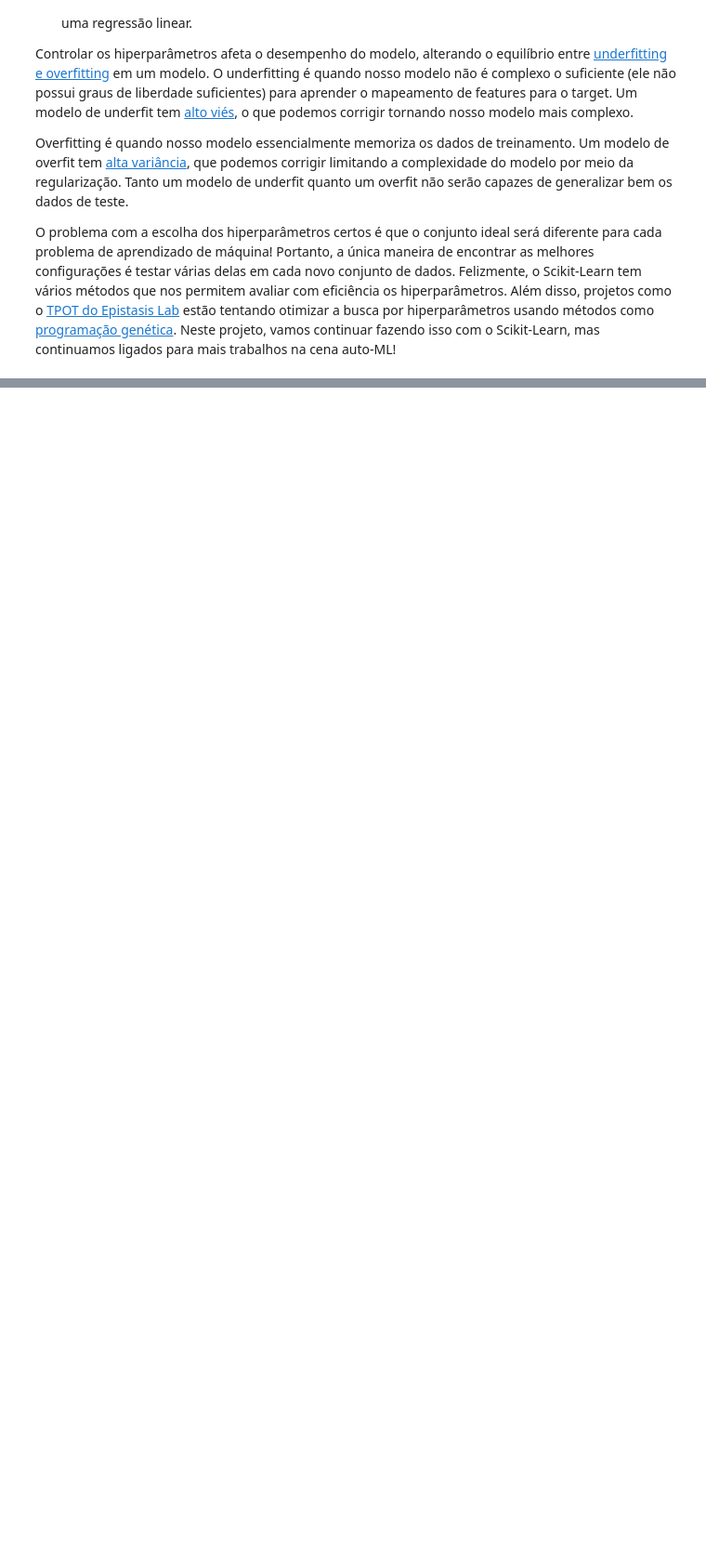
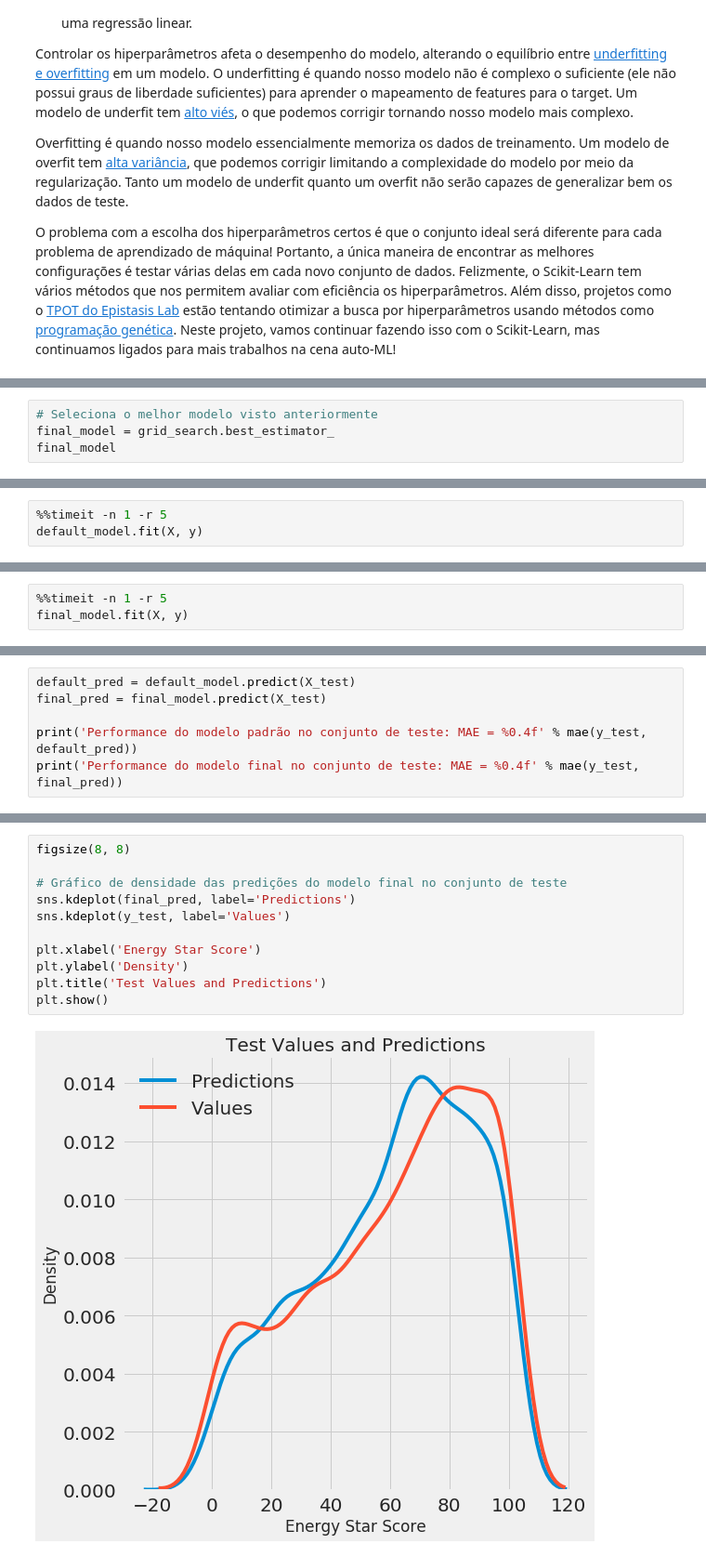
Before and after one commit to willsilvano/datascience, a Jupyter notebook: Towards DataScience/Energy New York - Part Two.ipynb, the cells around one changed output, grey strips where cells are left out. Shown: that part at 93% size. Cells and saved outputs as stored; diff of their text form; blank space fills up the shorter version.

Commit message:
Finalizando o segundo notebook e iniciando o terceiro

```diff
--- a/Towards DataScience/Energy New York - Part Two.ipynb
+++ b/Towards DataScience/Energy New York - Part Two.ipynb
@@ -316,0 +507,4 @@ Claro, nós não fazemos isso manualmente, mas deixamos que o `RandomizedSearchC
+# %%
+# Seleciona o melhor modelo visto anteriormente
+final_model = grid_search.best_estimator_
+final_model
@@ -316,0 +519,3 @@ Claro, nós não fazemos isso manualmente, mas deixamos que o `RandomizedSearchC
+# %%
+%%timeit -n 1 -r 5
+default_model.fit(X, y)
@@ -316,0 +524,3 @@ Claro, nós não fazemos isso manualmente, mas deixamos que o `RandomizedSearchC
+# %%
+%%timeit -n 1 -r 5
+final_model.fit(X, y)
@@ -316,0 +529,6 @@ Claro, nós não fazemos isso manualmente, mas deixamos que o `RandomizedSearchC
+# %%
+default_pred = default_model.predict(X_test)
+final_pred = final_model.predict(X_test)
+
+print('Performance do modelo padrão no conjunto de teste: MAE = %0.4f' % mae(y_test, default_pred))
+print('Performance do modelo final no conjunto de teste: MAE = %0.4f' % mae(y_test, final_pred))
@@ -316,0 +542,13 @@ Claro, nós não fazemos isso manualmente, mas deixamos que o `RandomizedSearchC
+# %%
+figsize(8, 8)
+
+# Gráfico de densidade das predições do modelo final no conjunto de teste
+sns.kdeplot(final_pred, label='Predictions')
+sns.kdeplot(y_test, label='Values')
+
+plt.xlabel('Energy Star Score')
+plt.ylabel('Density')
+plt.title('Test Values and Predictions')
+plt.show()
+# %% [output]
+[figure, added]
```
Also changed, not shown: parts of 22 cells of this notebook, 1 other file.
